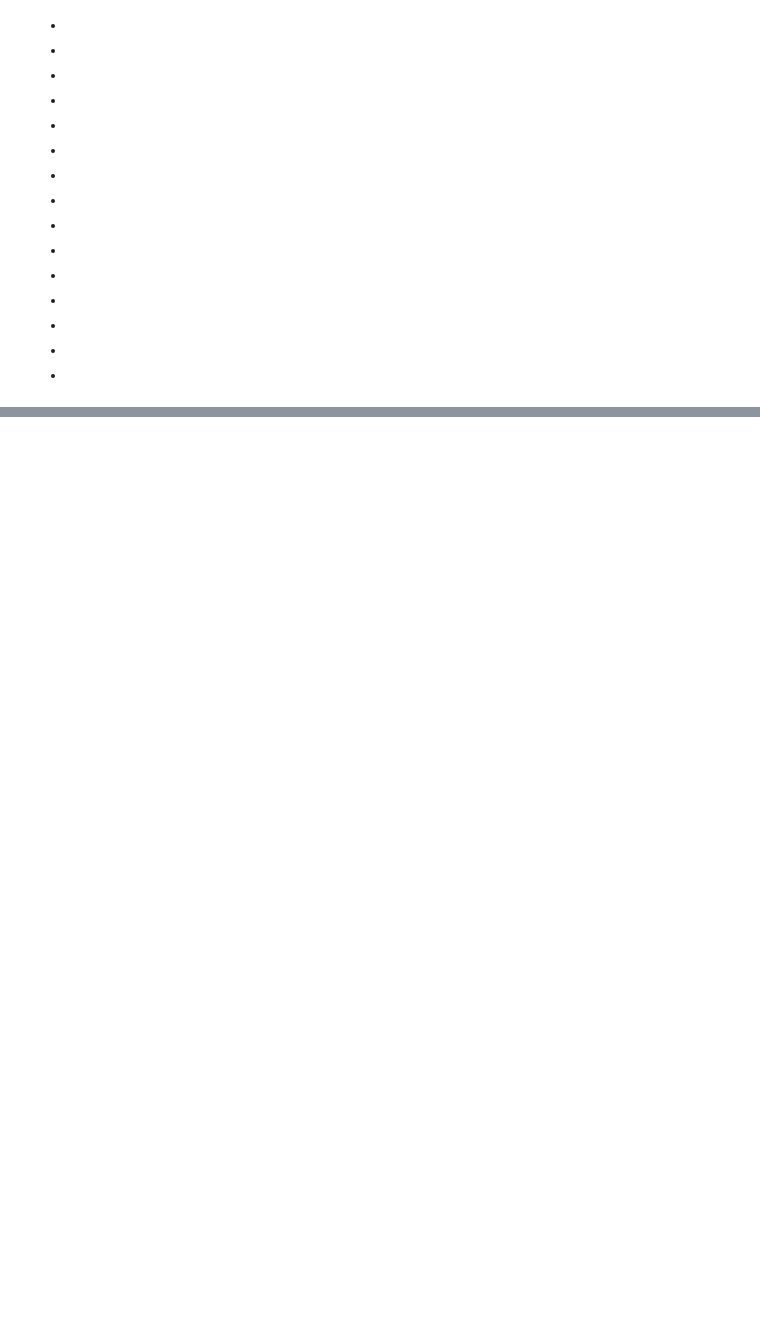
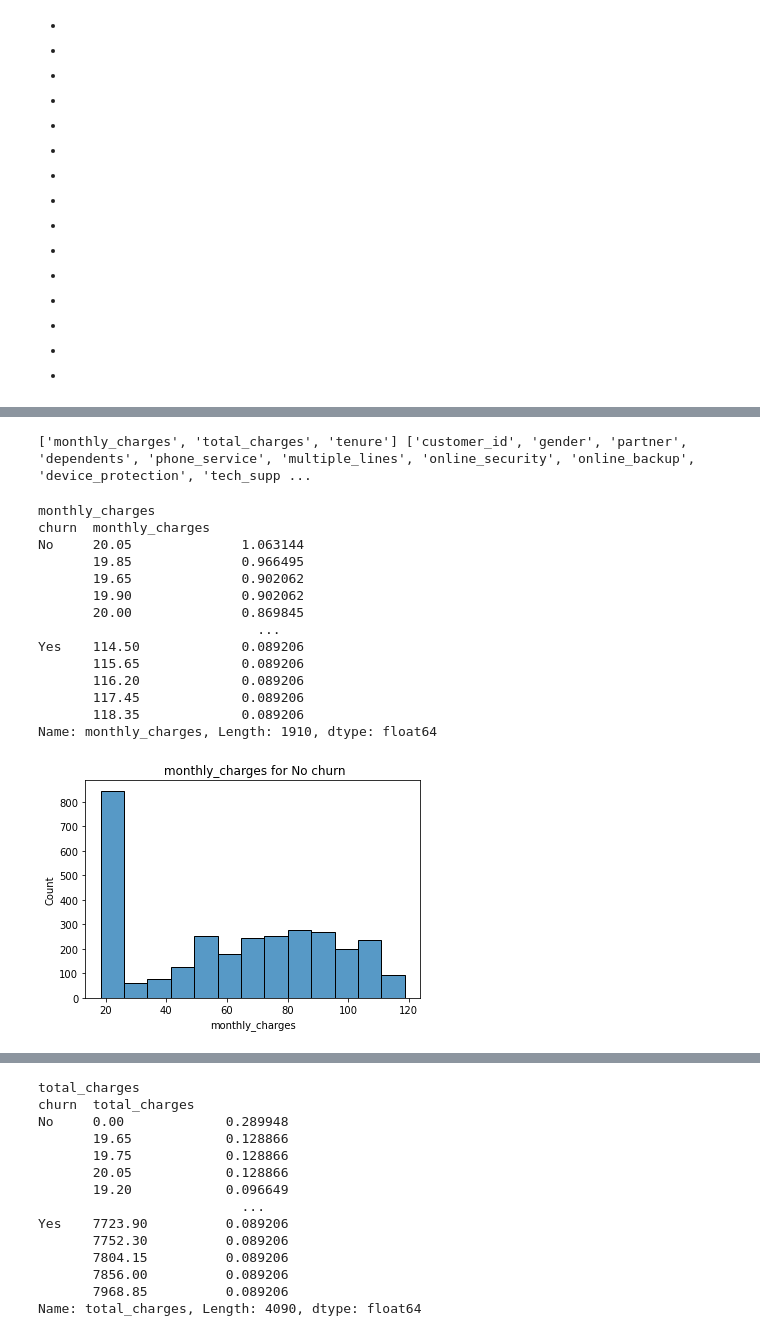
Before and after one commit to geary-shenck/classification-exercises, a Jupyter notebook: classification-exercises.ipynb, the cells around one changed output, grey strips where cells are left out. Drawn from its saved outputs; the diff is of its cells as text; code cells hidden in the pictures; blank space fills up the shorter version.

```diff
--- a/classification-exercises.ipynb
+++ b/classification-exercises.ipynb
@@ -1188,0 +1184,8 @@ train_df.head()
+# %%
+telco_df = prepare.prep_telco()
+telco_df.total_charges.replace({" ":0},inplace=True)
+telco_df.total_charges = telco_df.total_charges.astype("float")
+telco_df.total_charges.value_counts()
+
+train_df,validate_df,test_df = prepare.split_function(telco_df,"churn")
+train_df.info()
@@ -1188,0 +1210,46 @@ train_df.head()
+# %%
+num_vars = list(train_df.select_dtypes(include = ["float64"]).columns)
+cat_vars = list(train_df.select_dtypes(include = ["object","uint8"]).columns)
+
+for col in train_df:
+    if train_df[col].dtype == "int64" and train_df[col].nunique() > 10:
+        num_vars.append(train_df[col].name)
+    else:
+        cat_vars.append(train_df[col].name)
+
+print(num_vars,cat_vars)
+# %% [output]
+['monthly_charges', 'total_charges', 'tenure'] ['customer_id', 'gender', 'partner', 'dependents', 'phone_service', 'multiple_lines', 'online_security', 'online_backup', 'device_protection', 'tech_supp ...
+# %%
+for col in num_vars:
+    print (col)
+    #print(train_df.groupby("churn")[col].value_counts())
+    print(train_df.groupby("churn")[col].value_counts(normalize=True)*100)
+    for interation in train_df.churn.unique():
+
+        sns.histplot(x=train_df[col][train_df.churn == interation], data=train_df)
+        plt.title(f" {train_df[col].name} for {interation} churn")
+        plt.show()
+    sns.boxplot(x=train_df[col], y=train_df.churn , data=train_df)
+    plt.title(f" {train_df[col].name} for churn")
+    plt.show()
+
+sns.countplot(x=train_df.churn, data=train_df)
+plt.title(f" freqency for interation")
+plt.show()
+# %% [output]
+monthly_charges
+churn  monthly_charges
+No     20.05              1.063144
+       19.85              0.966495
+       19.65              0.902062
+       19.90              0.902062
+       20.00              0.869845
+                            ...
+Yes    114.50             0.089206
+       115.65             0.089206
+       116.20             0.089206
+       117.45             0.089206
+       118.35             0.089206
+Name: monthly_charges, Length: 1910, dtype: float64
+[figure, added]
@@ -1188,0 +1258,14 @@ train_df.head()
+total_charges
+churn  total_charges
+No     0.00             0.289948
+       19.65            0.128866
+       19.75            0.128866
+       20.05            0.128866
+       19.20            0.096649
+                          ...
+Yes    7723.90          0.089206
+       7752.30          0.089206
+       7804.15          0.089206
+       7856.00          0.089206
+       7968.85          0.089206
+Name: total_charges, Length: 4090, dtype: float64
```
Also changed, not shown: parts of 37 cells of this notebook.
